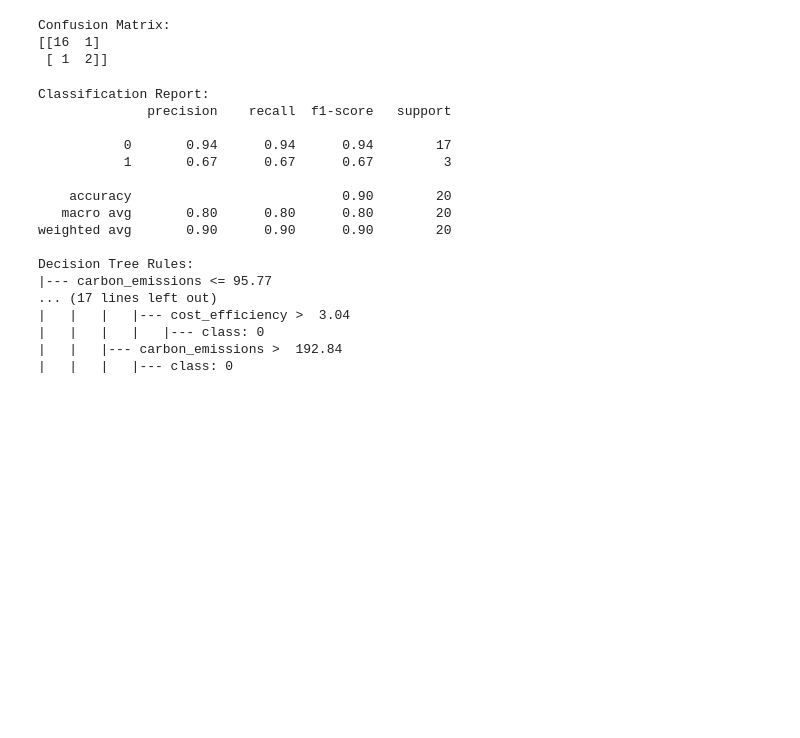
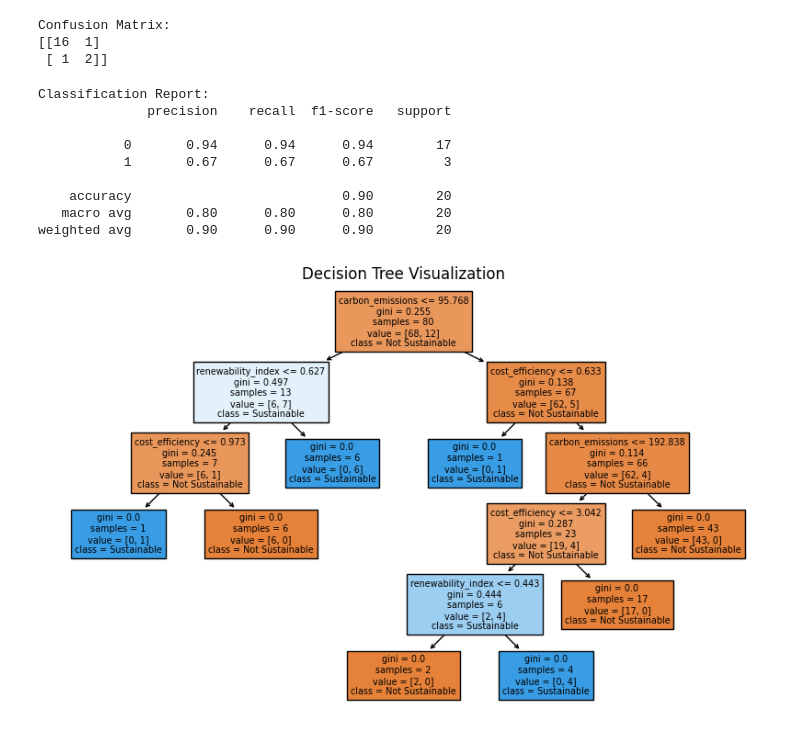
Before and after one commit to Atharvadethe/Sustainability_AI_Course_2.0, a Jupyter notebook: day-6/DT#2.ipynb, the cells around one changed output. Saved outputs shown, nothing was run; the diff lists cells and outputs as text; code cells hidden in the pictures; blank space fills up the shorter version.

```diff
--- a/day-6/DT#2.ipynb
+++ b/day-6/DT#2.ipynb
@@ -52,28 +52,23 @@ Confusion Matrix:
 # %%
 #classification report
 report = classification_report(y_test, y_pred)
 print("Classification Report:")
 print(report)
-# Visualize the decision tree
-from sklearn.tree import export_text
-tree_rules = export_text(clf, feature_names=list(X.columns))
-print("Decision Tree Rules:")
-print(tree_rules)
+
+import matplotlib.pyplot as plt
+plt.figure(figsize=(10, 6))
+from sklearn import tree
+tree.plot_tree(clf, filled=True, feature_names=X.columns, class_names=['Not Sustainable', 'Sustainable'])
+plt.title('Decision Tree Visualization')
+plt.show()
 # %% [output]
 Classification Report:
               precision    recall  f1-score   support
 
            0       0.94      0.94      0.94        17
            1       0.67      0.67      0.67         3
 
     accuracy                           0.90        20
    macro avg       0.80      0.80      0.80        20
 weighted avg       0.90      0.90      0.90        20
-
-Decision Tree Rules:
-|--- carbon_emissions <= 95.77
-... (17 lines left out)
-|   |   |   |--- cost_efficiency >  3.04
-|   |   |   |   |--- class: 0
-|   |   |--- carbon_emissions >  192.84
-|   |   |   |--- class: 0
+[figure, added]
```
